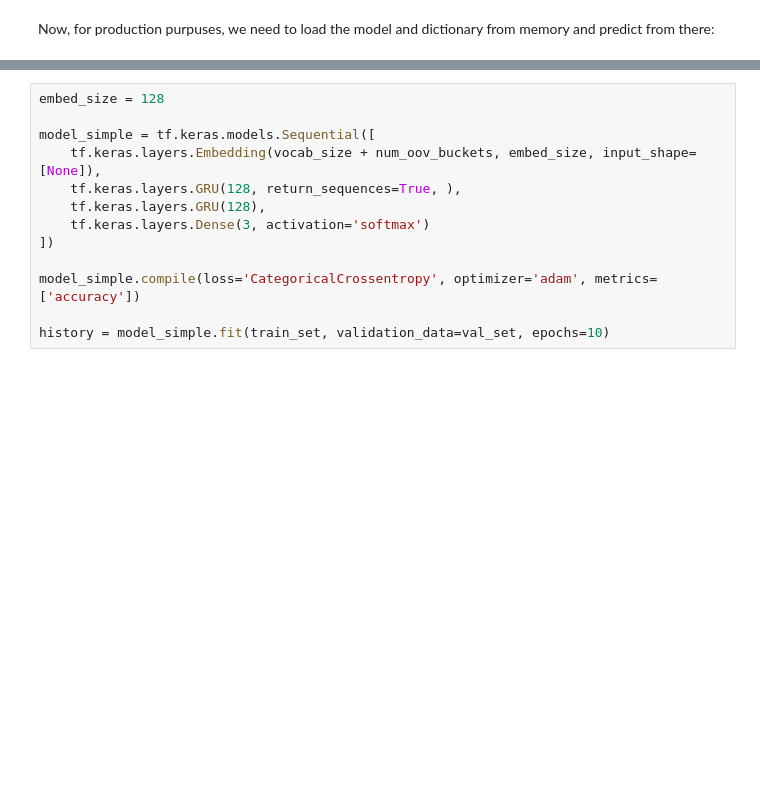
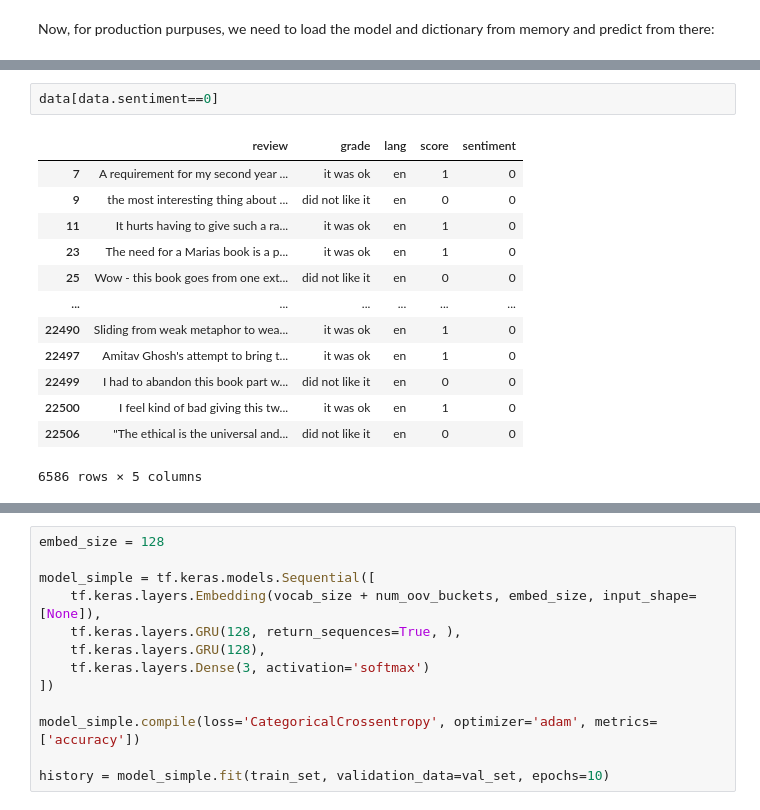
Before and after one commit to DavidCarricondo/selenium-NLP, a Jupyter notebook: Notebooks/Custom_language_model_on_custom_dataset.ipynb, the cells around one changed output, grey strips where cells are left out. Saved outputs shown, nothing was run; the diff lists cells and outputs as text; blank space fills up the shorter version.

```diff
--- a/Notebooks/Custom_language_model_on_custom_dataset.ipynb
+++ b/Notebooks/Custom_language_model_on_custom_dataset.ipynb
@@ -256,0 +256,16 @@ WARNING:tensorflow:5 out of the last 5 calls to <function Model.make_predict_fun
+# %%
+data[data.sentiment==0]
+# %% [output]
+|  | review | grade | lang | score | sentiment |
+| 7 | A requirement for my second year ... | it was ok | en | 1 | 0 |
+| 9 | the most interesting thing about ... | did not like it | en | 0 | 0 |
+| 11 | It hurts having to give such a ra... | it was ok | en | 1 | 0 |
+| 23 | The need for a Marias book is a p... | it was ok | en | 1 | 0 |
+| 25 | Wow - this book goes from one ext... | did not like it | en | 0 | 0 |
+| ... | ... | ... | ... | ... | ... |
+| 22490 | Sliding from weak metaphor to wea... | it was ok | en | 1 | 0 |
+| 22497 | Amitav Ghosh's attempt to bring t... | it was ok | en | 1 | 0 |
+| 22499 | I had to abandon this book part w... | did not like it | en | 0 | 0 |
+| 22500 | I feel kind of bad giving this tw... | it was ok | en | 1 | 0 |
+| 22506 | "The ethical is the universal and... | did not like it | en | 0 | 0 |
+6586 rows × 5 columns
```
Also changed, not shown: parts of 16 cells of this notebook, 3 other files.
